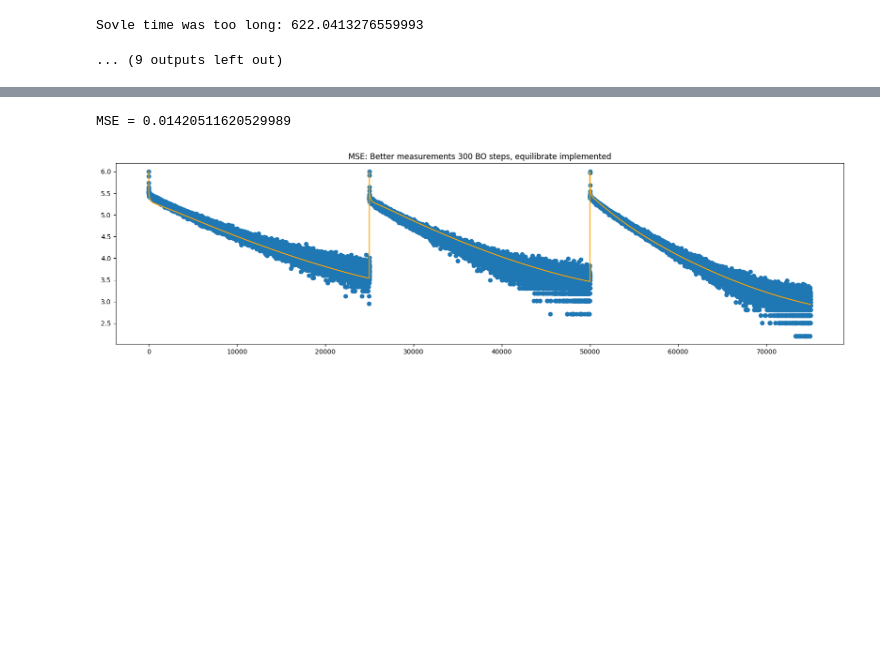
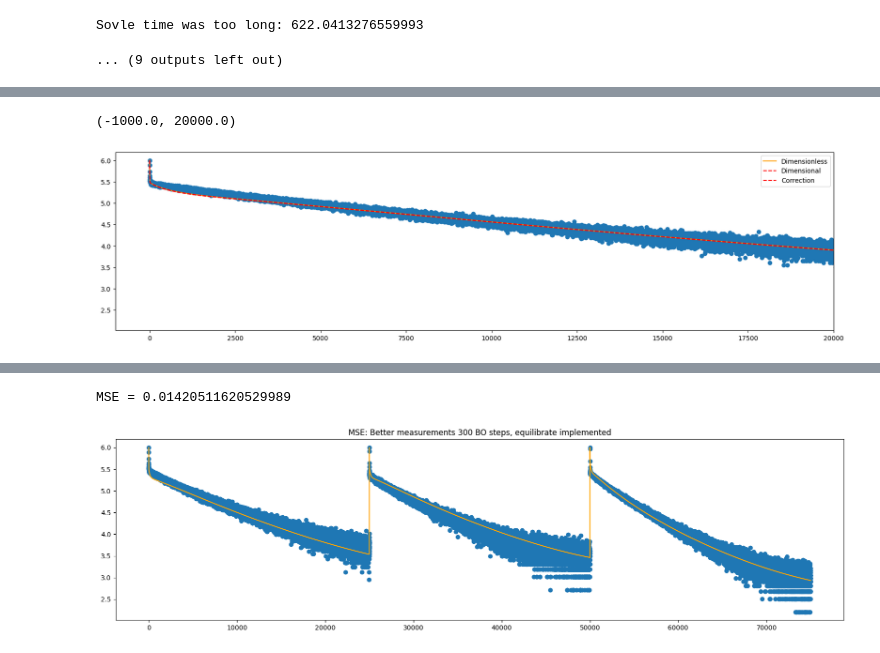
Before and after one commit to MaximSimmonds-HZB/MAPI-FAPI-fitting, a Jupyter notebook: FAPI-Fits-wDiffusion-shortened.ipynb, the cells around one changed output, grey strips where cells are left out. Drawn from its saved outputs; the diff is of its cells as text; code cells hidden in the pictures; blank space fills up the shorter version.

```diff
--- a/FAPI-Fits-wDiffusion-shortened.ipynb
+++ b/FAPI-Fits-wDiffusion-shortened.ipynb
@@ -922,0 +994,15 @@ with open(r'./FittingResults/250526-Gradient-optimisedBefore_N0GenKrad.pickle',
+# %%
+fig, ax = plt.subplots(1,1, figsize = (20,5))
+
+pl_simu3 = RateEqModel.DBTD_multi_trap(mo_new.params, times_data1[0:20000], [1], [0, 1e-3], dimentionless = False)
+plt.scatter(np.arange(len(times_data1)), logdatas1)
+plt.plot(np.arange(20000), pl_simu, color = 'orange', label = "Dimensionless")
+plt.plot(np.arange(20000), pl_simu2, color = 'red', linestyle = "--", label = "Dimensional")
+
+plt.plot(np.arange(20000), pl_simu3, color = 'red', linestyle = "--", label = "Correction")
+plt.yscale("linear")
+plt.legend()
+plt.xlim([-1000, 20000])
+# %% [output]
+(-1000.0, 20000.0)
+[figure, added]
```
Also changed, not shown: parts of 16 cells of this notebook, 1 other file.
